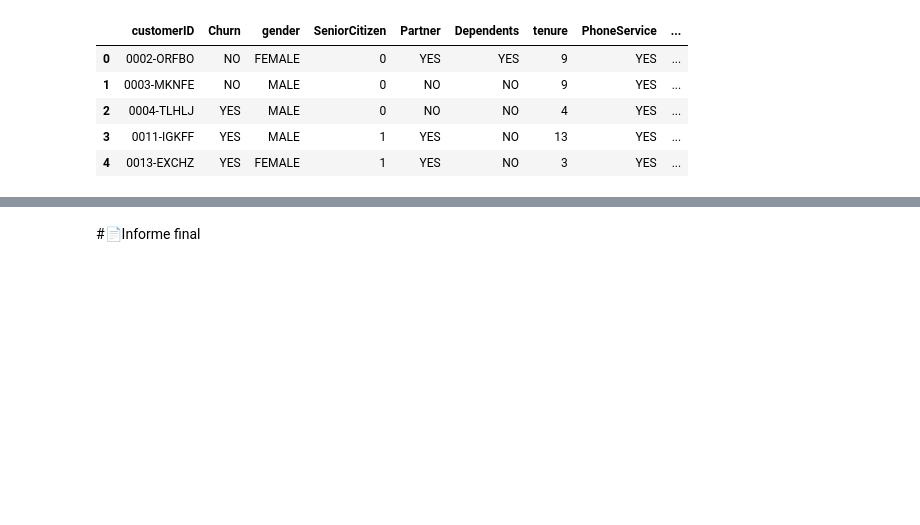
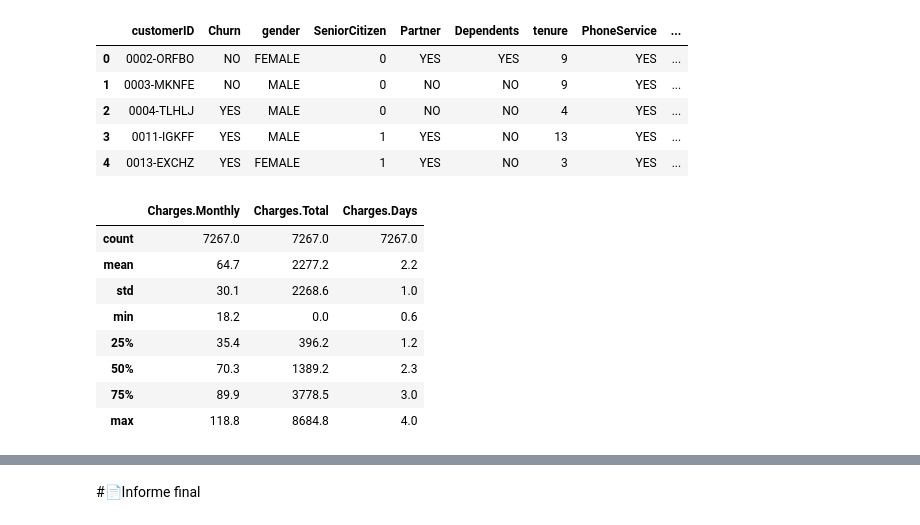
Before and after one commit to Marlucben/Challenge_2_Alura_Telecom_X, a Jupyter notebook: TelecomX_LATAM.ipynb, the cells around one changed output, grey strips where cells are left out. Drawn from its saved outputs; the diff is of its cells as text; code cells hidden in the pictures; blank space fills up the shorter version.

```diff
--- a/TelecomX_LATAM.ipynb
+++ b/TelecomX_LATAM.ipynb
@@ -214,3 +218,15 @@ df_nuevo.head(5)
 | 2 | 0004-TLHLJ | YES | MALE | 0 | NO | NO | 4 | YES | ... |
 | 3 | 0011-IGKFF | YES | MALE | 1 | YES | NO | 13 | YES | ... |
 | 4 | 0013-EXCHZ | YES | FEMALE | 1 | YES | NO | 3 | YES | ... |
+# %%
+df_nuevo[['Charges.Monthly','Charges.Total','Charges.Days']].describe().round(1)
+# %% [output]
+|  | Charges.Monthly | Charges.Total | Charges.Days |
+| count | 7267.0 | 7267.0 | 7267.0 |
+| mean | 64.7 | 2277.2 | 2.2 |
+| std | 30.1 | 2268.6 | 1.0 |
+| min | 18.2 | 0.0 | 0.6 |
+| 25% | 35.4 | 396.2 | 1.2 |
+| 50% | 70.3 | 1389.2 | 2.3 |
+| 75% | 89.9 | 3778.5 | 3.0 |
+| max | 118.8 | 8684.8 | 4.0 |
```
Also changed, not shown: parts of 5 cells of this notebook.
